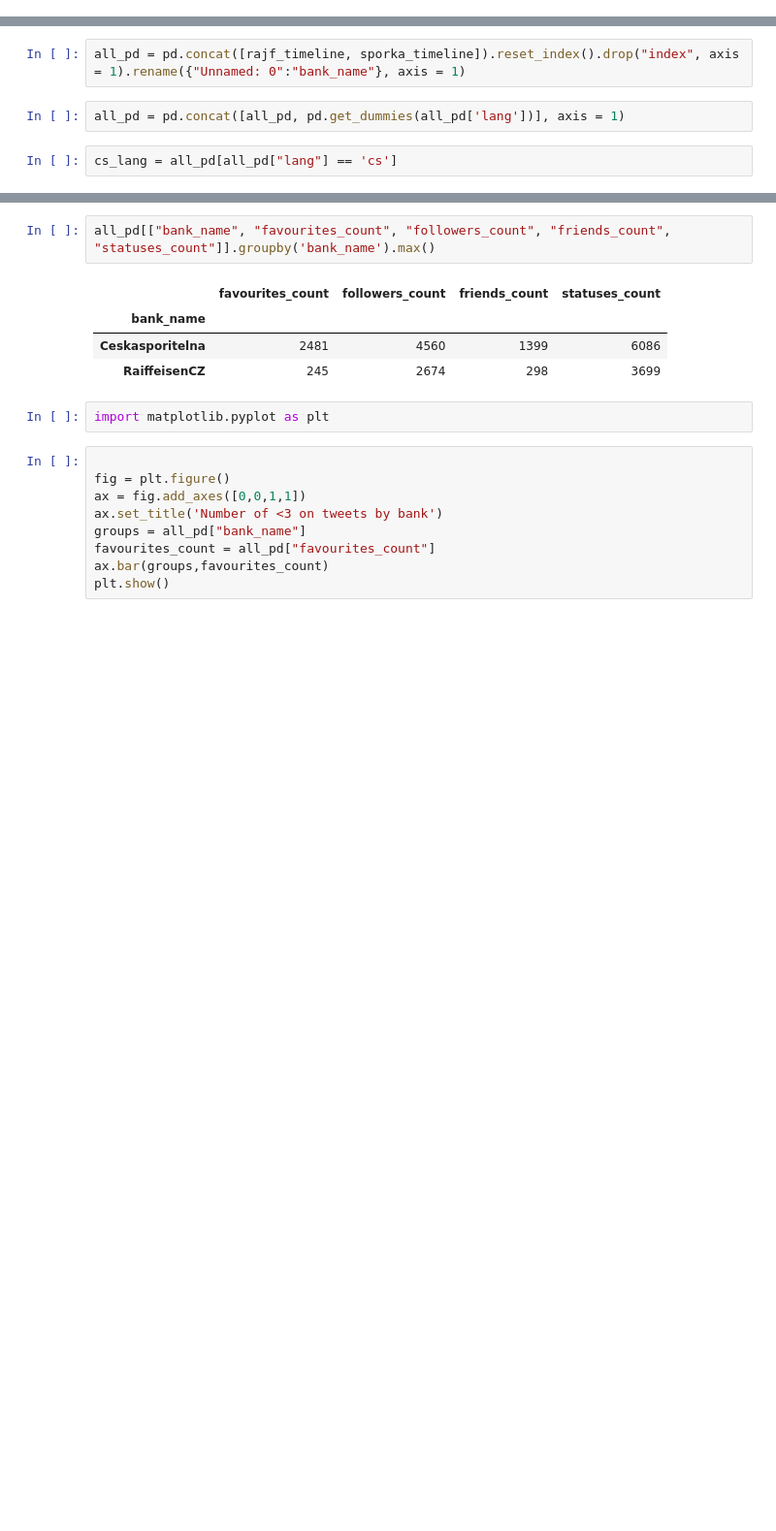
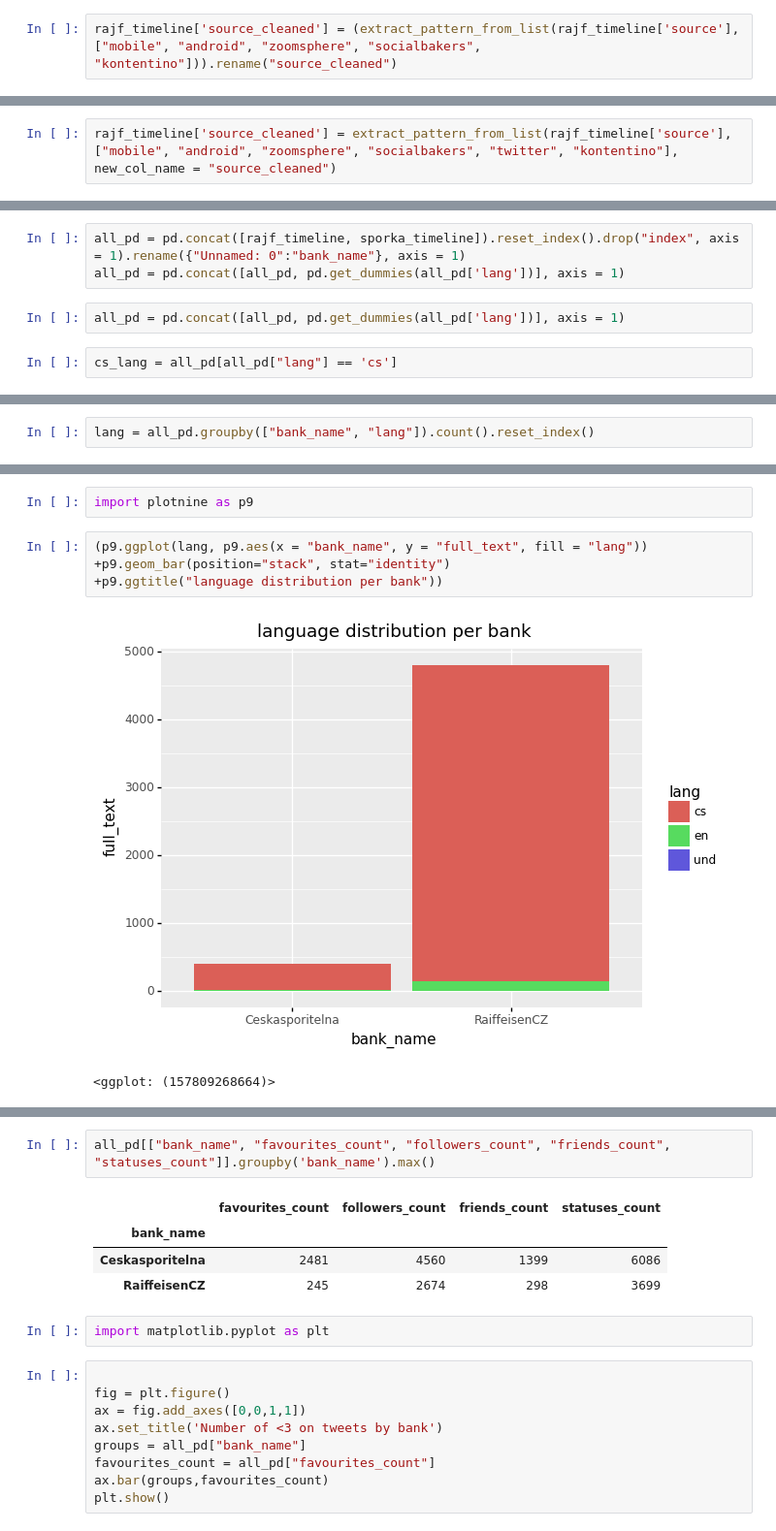
Before and after one commit to roman-ruzica/twitter_project_ruzica_zacharova, a Jupyter notebook: Analysis.ipynb, the cells around one changed output, grey strips where cells are left out. Shown at 97% size. Saved outputs shown, nothing was run; the diff lists cells and outputs as text; blank space fills up the shorter version.

```diff
--- a/Analysis.ipynb
+++ b/Analysis.ipynb
@@ -41,0 +137,2 @@ rajf_reply
+# %%
+rajf_timeline['source_cleaned'] = (extract_pattern_from_list(rajf_timeline['source'], ["mobile", "android", "zoomsphere", "socialbakers", "kontentino"])).rename("source_cleaned")
@@ -41,0 +155,2 @@ rajf_reply
+# %%
+rajf_timeline['source_cleaned'] = extract_pattern_from_list(rajf_timeline['source'], ["mobile", "android", "zoomsphere", "socialbakers", "twitter", "kontentino"], new_col_name = "source_cleaned")
@@ -164,6 +299,7 @@ rajf_reply[rajf_reply['card_mentioned'] >= 0]
 sporka_timeline = pd.read_csv("sporka_timeline.csv")
 # %%
 all_pd = pd.concat([rajf_timeline, sporka_timeline]).reset_index().drop("index", axis = 1).rename({"Unnamed: 0":"bank_name"}, axis = 1)
+all_pd = pd.concat([all_pd, pd.get_dummies(all_pd['lang'])], axis = 1)
 # %%
 all_pd = pd.concat([all_pd, pd.get_dummies(all_pd['lang'])], axis = 1)
 # %%
@@ -190,0 +329,2 @@ Successfully installed descartes-1.1.0 mizani-0.7.2 palettable-3.3.0 patsy-0.5.1
+# %%
+lang = all_pd.groupby(["bank_name", "lang"]).count().reset_index()
@@ -191,3 +341,12 @@ Successfully installed descartes-1.1.0 mizani-0.7.2 palettable-3.3.0 patsy-0.5.1
+# %%
+import plotnine as p9
+# %%
+(p9.ggplot(lang, p9.aes(x = "bank_name", y = "full_text", fill = "lang"))
++p9.geom_bar(position="stack", stat="identity")
++p9.ggtitle("language distribution per bank"))
+# %% [output]
+[figure, added]
+<ggplot: (157809268664)>
 # %%
 
 fig = plt.figure()
```
Also changed, not shown: parts of 31 cells of this notebook, 5 other files.
